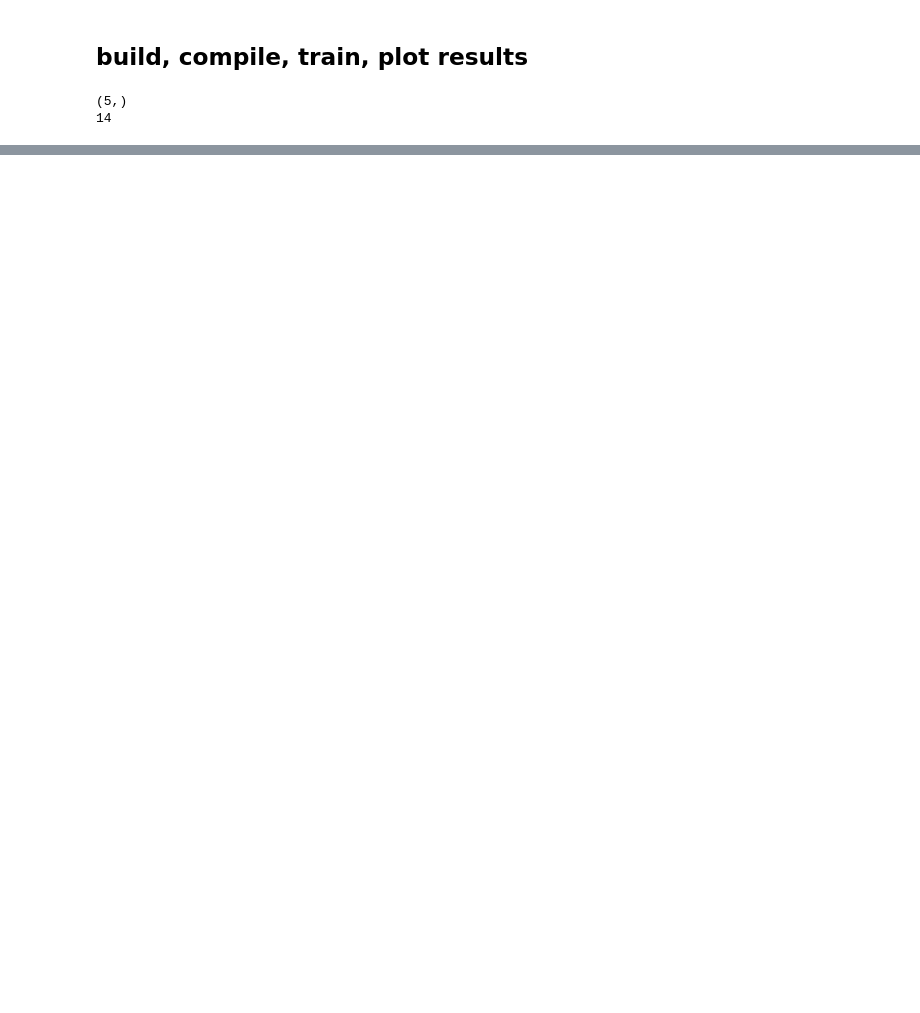
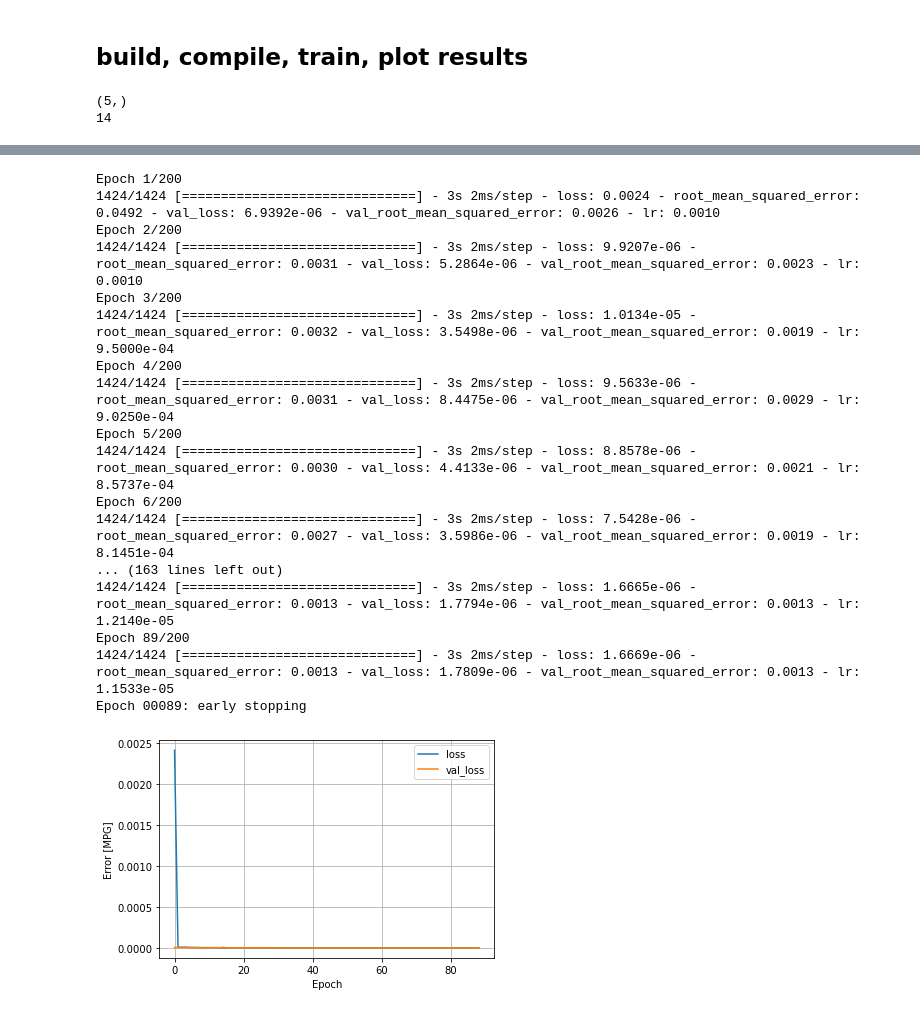
Before and after one commit to darrahts/phm2021_data_challenge, a Jupyter notebook: notebooks/flight_effects.ipynb, the cells around one changed output, grey strips where cells are left out. Cells and saved outputs as stored; diff of their text form; code cells hidden in the pictures; blank space fills up the shorter version.

Commit message:
finished flight effects model to expose degradation on sensors

```diff
--- a/notebooks/flight_effects.ipynb
+++ b/notebooks/flight_effects.ipynb
@@ -243,0 +161,62 @@ Epoch 00057: early stopping
+# %%
+batch_size = 512
+epochs = 200
+
+monitor = 'val_root_mean_squared_error'
+mode = 'min'
+min_delta = .0001
+patience = 40
+
+inputs = keras.Input(shape=input_shape, name='in1')
+x = layers.Dense(units=70, activation='relu', name='hd1')(inputs)
+x = layers.Dense(units=105, activation='relu', name='hd2')(x)
+x = layers.Dense(units=140, activation='relu', name='hd3')(x)
+x = layers.Dense(units=105, activation='relu', name='hd4')(x)
+x = layers.Dense(units=70, activation='relu', name='hd5')(x)
+outputs = layers.Dense(output_shape)(x)
+model = keras.Model(inputs=inputs, outputs=outputs)
+
+model.compile(optimizer=optimizers.Adam(learning_rate=.001), loss='mse', metrics=[metrics.RootMeanSquaredError()])
+
+def decay_schedule(epoch, lr):
+    if epoch > 1:
+        lr = lr * .95
+    return lr
+
+lr_scheduler = keras.callbacks.LearningRateScheduler(decay_schedule)
+
+early_stopping = keras.callbacks.EarlyStopping(monitor=monitor,
+                                               mode=mode,
+                                               min_delta=min_delta,
+                                               patience=patience,
+                                               verbose=1,
+                                               restore_best_weights=False)#True)
+
+history = model.fit(X_train_scaled,
+                    y_train_scaled,
+                    batch_size=batch_size,
+                    epochs=epochs,
+                    validation_data=(X_val_scaled, y_val_scaled),
+                    callbacks=[early_stopping, lr_scheduler],
+                    verbose=1)
+
+utils.plot_loss(history)
+# %% [output]
+Epoch 1/200
+1424/1424 [==============================] - 3s 2ms/step - loss: 0.0024 - root_mean_squared_error: 0.0492 - val_loss: 6.9392e-06 - val_root_mean_squared_error: 0.0026 - lr: 0.0010
+Epoch 2/200
+1424/1424 [==============================] - 3s 2ms/step - loss: 9.9207e-06 - root_mean_squared_error: 0.0031 - val_loss: 5.2864e-06 - val_root_mean_squared_error: 0.0023 - lr: 0.0010
+Epoch 3/200
+1424/1424 [==============================] - 3s 2ms/step - loss: 1.0134e-05 - root_mean_squared_error: 0.0032 - val_loss: 3.5498e-06 - val_root_mean_squared_error: 0.0019 - lr: 9.5000e-04
+Epoch 4/200
+1424/1424 [==============================] - 3s 2ms/step - loss: 9.5633e-06 - root_mean_squared_error: 0.0031 - val_loss: 8.4475e-06 - val_root_mean_squared_error: 0.0029 - lr: 9.0250e-04
+Epoch 5/200
+1424/1424 [==============================] - 3s 2ms/step - loss: 8.8578e-06 - root_mean_squared_error: 0.0030 - val_loss: 4.4133e-06 - val_root_mean_squared_error: 0.0021 - lr: 8.5737e-04
+Epoch 6/200
+1424/1424 [==============================] - 3s 2ms/step - loss: 7.5428e-06 - root_mean_squared_error: 0.0027 - val_loss: 3.5986e-06 - val_root_mean_squared_error: 0.0019 - lr: 8.1451e-04
+... (163 lines left out)
+1424/1424 [==============================] - 3s 2ms/step - loss: 1.6665e-06 - root_mean_squared_error: 0.0013 - val_loss: 1.7794e-06 - val_root_mean_squared_error: 0.0013 - lr: 1.2140e-05
+Epoch 89/200
+1424/1424 [==============================] - 3s 2ms/step - loss: 1.6669e-06 - root_mean_squared_error: 0.0013 - val_loss: 1.7809e-06 - val_root_mean_squared_error: 0.0013 - lr: 1.1533e-05
+Epoch 00089: early stopping
+[figure, added]
```
Also changed, not shown: parts of 13 cells of this notebook.
